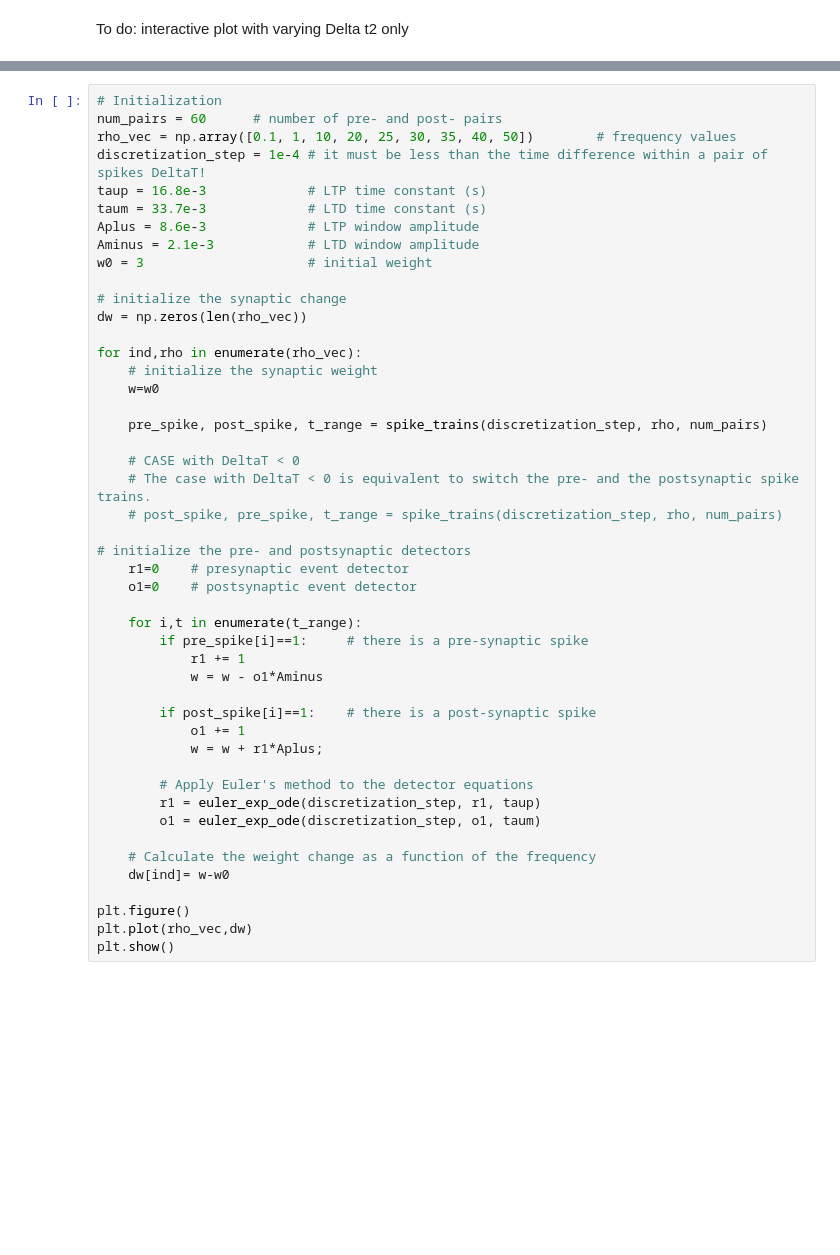
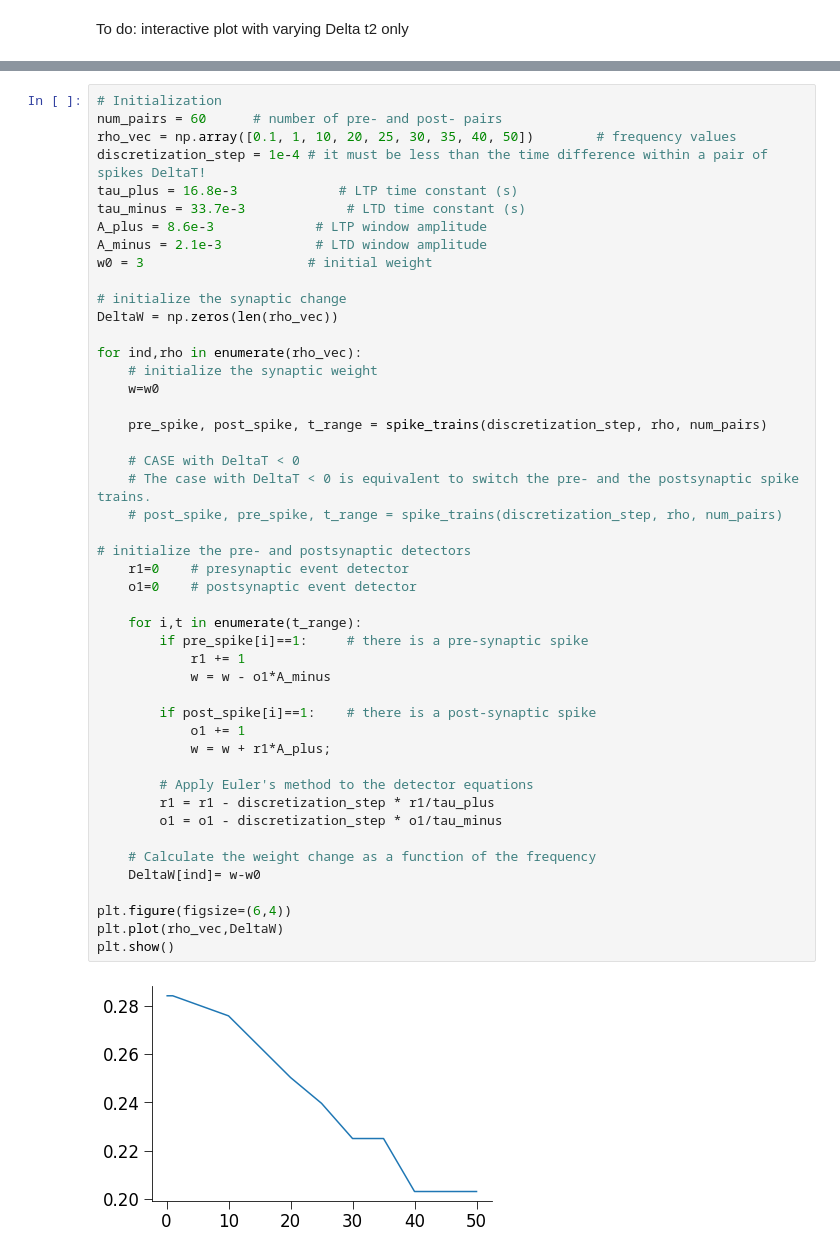
Before and after one commit to comp-neural-circuits/plasticity-workshop, a Jupyter notebook: stdp.ipynb, the cells around one changed output, grey strips where cells are left out. Saved outputs shown, nothing was run; the diff lists cells and outputs as text; blank space fills up the shorter version.

```diff
--- a/stdp.ipynb
+++ b/stdp.ipynb
@@ -410,46 +425,48 @@ def euler_exp_ode(discretization_step, x, tau):
 num_pairs = 60      # number of pre- and post- pairs
 rho_vec = np.array([0.1, 1, 10, 20, 25, 30, 35, 40, 50])        # frequency values
 discretization_step = 1e-4 # it must be less than the time difference within a pair of spikes DeltaT!
-taup = 16.8e-3             # LTP time constant (s)
-taum = 33.7e-3             # LTD time constant (s)
-Aplus = 8.6e-3             # LTP window amplitude
-Aminus = 2.1e-3            # LTD window amplitude
+tau_plus = 16.8e-3             # LTP time constant (s)
+tau_minus = 33.7e-3             # LTD time constant (s)
+A_plus = 8.6e-3             # LTP window amplitude
+A_minus = 2.1e-3            # LTD window amplitude
 w0 = 3                     # initial weight
 
 # initialize the synaptic change
-dw = np.zeros(len(rho_vec))
+DeltaW = np.zeros(len(rho_vec))
 
 for ind,rho in enumerate(rho_vec):
     # initialize the synaptic weight
     w=w0
 
     pre_spike, post_spike, t_range = spike_trains(discretization_step, rho, num_pairs)
 
     # CASE with DeltaT < 0
     # The case with DeltaT < 0 is equivalent to switch the pre- and the postsynaptic spike trains.
     # post_spike, pre_spike, t_range = spike_trains(discretization_step, rho, num_pairs)
 
 # initialize the pre- and postsynaptic detectors
     r1=0    # presynaptic event detector
     o1=0    # postsynaptic event detector
 
     for i,t in enumerate(t_range):
         if pre_spike[i]==1:     # there is a pre-synaptic spike
             r1 += 1
-            w = w - o1*Aminus
+            w = w - o1*A_minus
 
         if post_spike[i]==1:    # there is a post-synaptic spike
             o1 += 1
-            w = w + r1*Aplus;
+            w = w + r1*A_plus;
 
         # Apply Euler's method to the detector equations
-        r1 = euler_exp_ode(discretization_step, r1, taup)
-        o1 = euler_exp_ode(discretization_step, o1, taum)
+        r1 = r1 - discretization_step * r1/tau_plus
+        o1 = o1 - discretization_step * o1/tau_minus
 
     # Calculate the weight change as a function of the frequency
-    dw[ind]= w-w0
+    DeltaW[ind]= w-w0
 
-plt.figure()
-plt.plot(rho_vec,dw)
+plt.figure(figsize=(6,4))
+plt.plot(rho_vec,DeltaW)
 plt.show()
+# %% [output]
+[figure, added]
 # %% [markdown]
```
Also changed, not shown: parts of 40 cells of this notebook.
